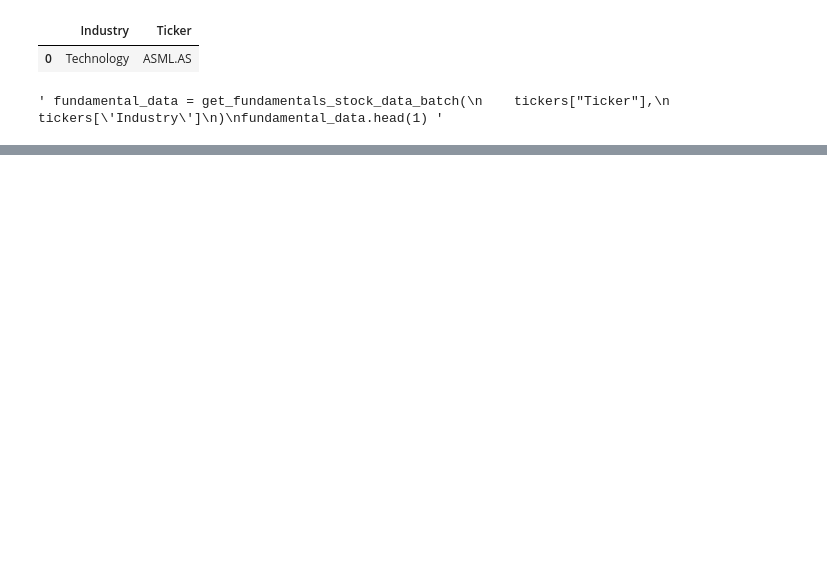
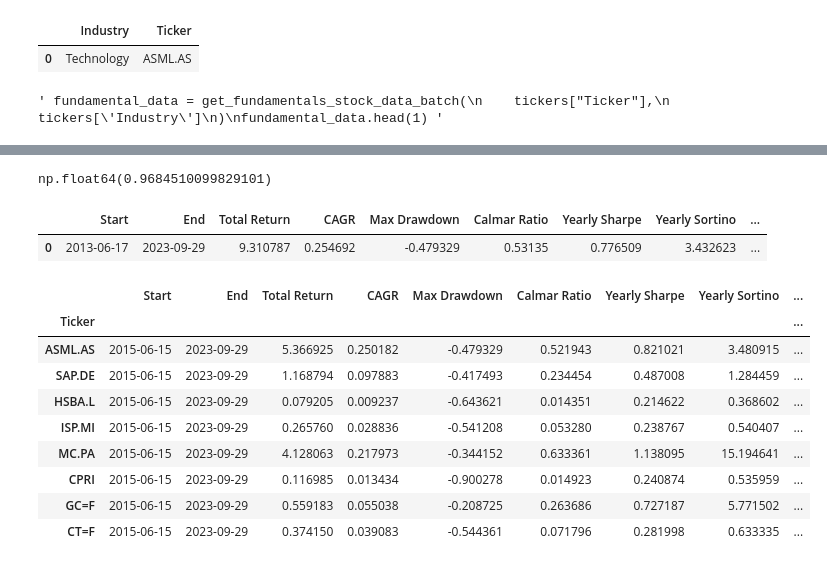
Before and after one commit to martinpasche/Portfolio-Management, a Jupyter notebook: testing.ipynb, the cells around one changed output, grey strips where cells are left out. Drawn from its saved outputs; the diff is of its cells as text; code cells hidden in the pictures; blank space fills up the shorter version.

```diff
--- a/testing.ipynb
+++ b/testing.ipynb
@@ -65,0 +130,22 @@ time_serie = get_price_series(
+# %%
+new_time_serie[new_time_serie.columns[0]].calc_stats().stats.get("monthly_sharpe", None)
+# %% [output]
+np.float64(0.9684510099829101)
+# %%
+get_all_stats_annualized(new_time_serie[new_time_serie.columns[0]], 12)
+# %% [output]
+|  | Start | End | Total Return | CAGR | Max Drawdown | Calmar Ratio | Yearly Sharpe | Yearly Sortino | ... |
+| 0 | 2013-06-17 | 2023-09-29 | 9.310787 | 0.254692 | -0.479329 | 0.53135 | 0.776509 | 3.432623 | ... |
+# %%
+get_all_stats_annualized_df(new_time_series)
+# %% [output]
+|  | Start | End | Total Return | CAGR | Max Drawdown | Calmar Ratio | Yearly Sharpe | Yearly Sortino | ... |
+| Ticker |  |  |  |  |  |  |  |  | ... |
+| ASML.AS | 2015-06-15 | 2023-09-29 | 5.366925 | 0.250182 | -0.479329 | 0.521943 | 0.821021 | 3.480915 | ... |
+| SAP.DE | 2015-06-15 | 2023-09-29 | 1.168794 | 0.097883 | -0.417493 | 0.234454 | 0.487008 | 1.284459 | ... |
+| HSBA.L | 2015-06-15 | 2023-09-29 | 0.079205 | 0.009237 | -0.643621 | 0.014351 | 0.214622 | 0.368602 | ... |
+| ISP.MI | 2015-06-15 | 2023-09-29 | 0.265760 | 0.028836 | -0.541208 | 0.053280 | 0.238767 | 0.540407 | ... |
+| MC.PA | 2015-06-15 | 2023-09-29 | 4.128063 | 0.217973 | -0.344152 | 0.633361 | 1.138095 | 15.194641 | ... |
+| CPRI | 2015-06-15 | 2023-09-29 | 0.116985 | 0.013434 | -0.900278 | 0.014923 | 0.240874 | 0.535959 | ... |
+| GC=F | 2015-06-15 | 2023-09-29 | 0.559183 | 0.055038 | -0.208725 | 0.263686 | 0.727187 | 5.771502 | ... |
+| CT=F | 2015-06-15 | 2023-09-29 | 0.374150 | 0.039083 | -0.544361 | 0.071796 | 0.281998 | 0.633335 | ... |
```
Also changed, not shown: parts of 11 cells of this notebook, 2 other files.
